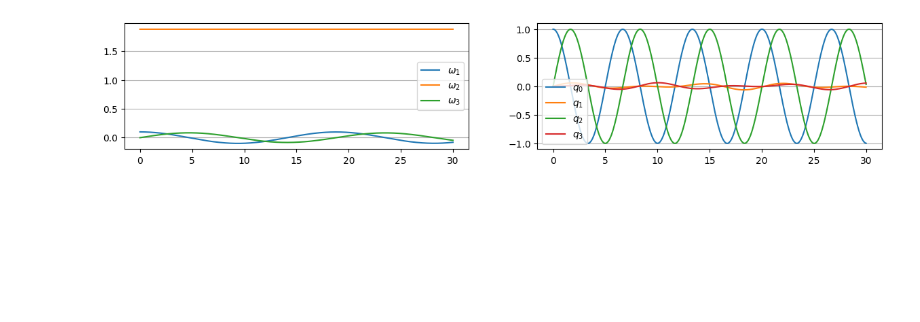
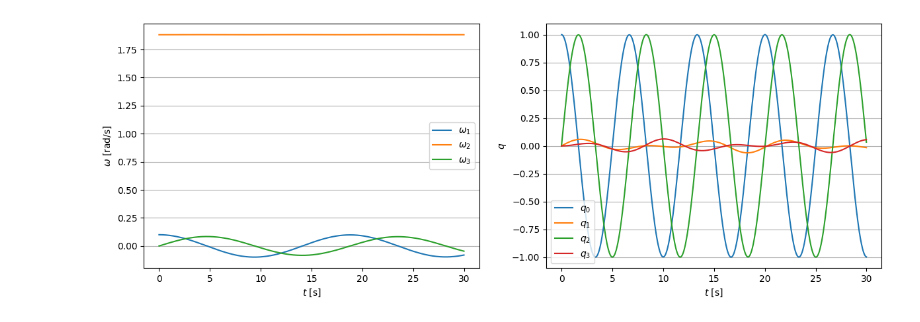
Before and after one commit to LilKoke/ace, a Jupyter notebook: visualize_1.ipynb, the cells around one changed output. Saved outputs shown, nothing was run; the diff lists cells and outputs as text; code cells hidden in the pictures; blank space fills up the shorter version.

Commit message:
refac: fix graph and add images

```diff
--- a/visualize_1.ipynb
+++ b/visualize_1.ipynb
@@ -16,20 +16,24 @@ q1 = q_df.iloc[:,2].values
 q2 = q_df.iloc[:,3].values
 q3 = q_df.iloc[:,4].values
 # %%
-fig = plt.figure(figsize=(14.4, 2.4))
+fig = plt.figure(figsize=(14.4, 4.8))
 ax1 = fig.add_subplot(121)
 ax1.plot(t_omega, omega1, label="$\omega_1$")
 ax1.plot(t_omega, omega2, label="$\omega_2$")
 ax1.plot(t_omega, omega3, label="$\omega_3$")
+ax1.set_xlabel("$t$ [s]")
+ax1.set_ylabel("$\omega$ [rad/s]")
 ax1.grid(axis='y')
 ax1.legend()
 ax2 = fig.add_subplot(122)
 ax2.plot(t_q, q0, label="$q_0$")
 ax2.plot(t_q, q1, label="$q_1$")
 ax2.plot(t_q, q2, label="$q_2$")
 ax2.plot(t_q, q3, label="$q_3$")
 ax2.grid(axis='y')
+ax2.set_xlabel("$t$ [s]")
+ax2.set_ylabel("$q$")
 ax2.legend()
 plt.show()
 # %% [output]
-[figure, old version]
+[figure, new version]
```
Also changed, not shown: 6 other files.
